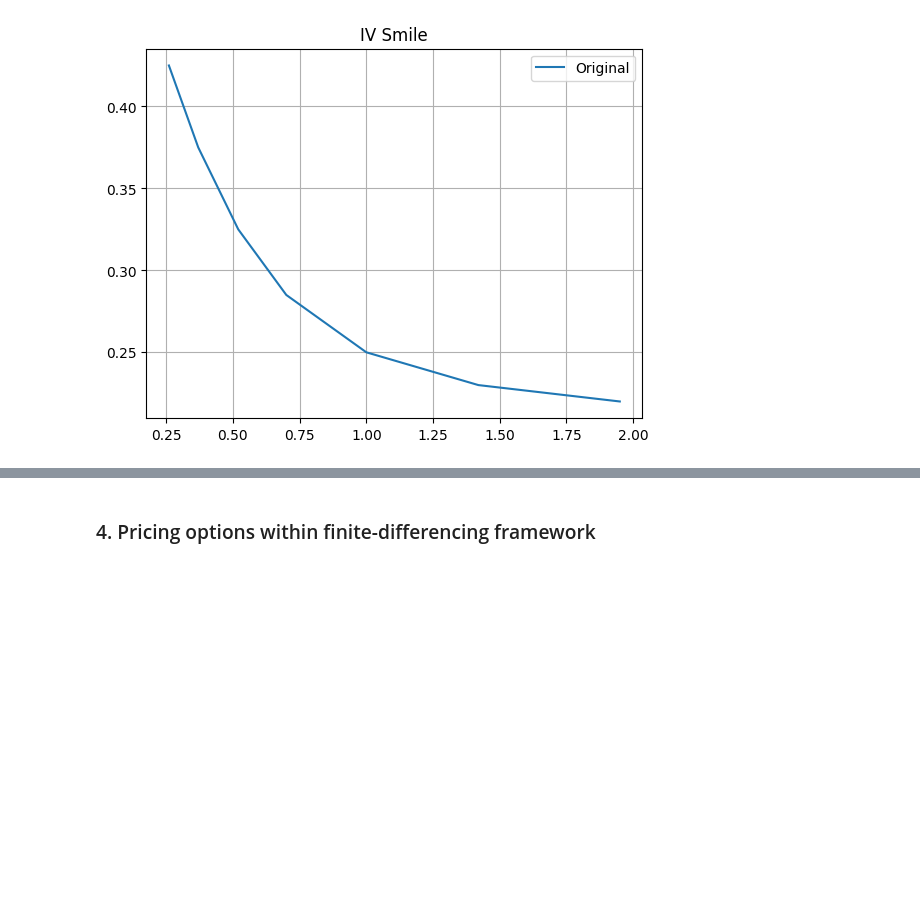
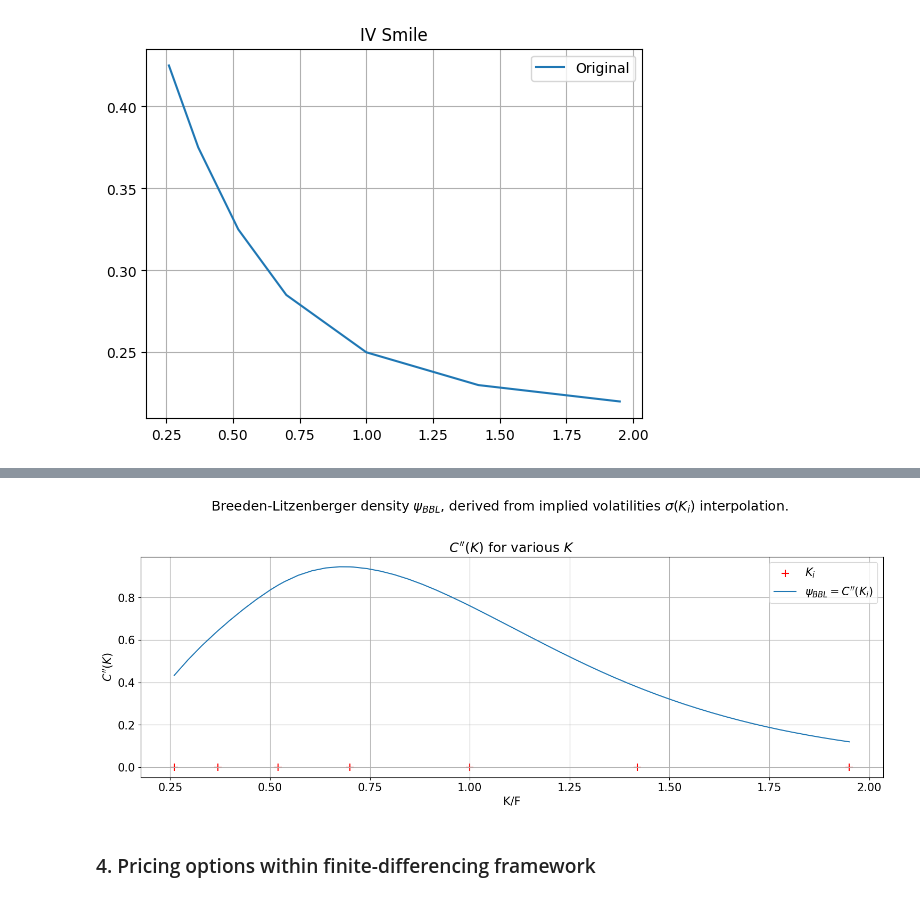
Before and after one commit to Cloda/Homeworks, a Jupyter notebook: VegaNumMethodsFinance/ExtraWork/NMF 2024 - Test - Cherepakhin.ipynb, the cells around one changed output, grey strips where cells are left out. Drawn from its saved outputs; the diff is of its cells as text; code cells hidden in the pictures; blank space fills up the shorter version.

```diff
--- a/VegaNumMethodsFinance/ExtraWork/NMF 2024 - Test - Cherepakhin.ipynb
+++ b/VegaNumMethodsFinance/ExtraWork/NMF 2024 - Test - Cherepakhin.ipynb
@@ -618,28 +655,28 @@ plt.show()
 # %%
-# density = breeden_litzenberger_density(
-#     f=interpolated_vols_dense_grid, df_dlogm=df_dlogm, d2f_dlogm2=d2f_dlogm2, moneyness=dense_grid, forward=forward)
+density = breeden_litzenberger_density(
+    f=interpolated_vols_dense_grid,
+    df_dlogm=df_dlogm,
+    d2f_dlogm2=d2f_dlogm2,
+    moneyness=dense_grid,
+    forward=forward
+)
 # %%
-# fig, ax = plt.subplots(1, 2, figsize=(18, 6))
-# plt.rcParams.update({'font.size': 15, "axes.labelsize": 15})
+fig, ax = plt.subplots(1, 1, figsize=(18, 6))
+plt.rcParams.update({'font.size': 15, "axes.labelsize": 15})
 
-# ax[0].scatter(moneyness_wide_range, np.zeros_like(
-#     moneyness_wide_range), label="$K_i$", marker="+", color="red", s=100)
-# ax[0].plot(dense_grid, density, label="$\psi_{BBL} = C''(K_i)$")
-# ax[1].scatter(moneyness_wide_range[:5], np.zeros_like(
-#     moneyness_wide_range[:5]), label="$K_i$", marker="+", color="red", s=100)
-# ax[1].plot(dense_grid[:5], density[:5], label="$\psi_{BBL} = C''(K_i)$")
-# ax[1].scatter(dense_grid[2], density[2],
-#               label="$\psi_{BBL} < 0$", marker="o", color="red", s=100)
+ax.scatter(moneyness_wide_range, np.zeros_like(
+    moneyness_wide_range), label="$K_i$", marker="+", color="red", s=100)
+ax.plot(dense_grid, density, label="$\psi_{BBL} = C''(K_i)$")
 
-# plt.suptitle(
-#     "Breeden-Litzenberger density $\psi_{BBL}$, derived from implied volatilities $\sigma(K_i)$ interpolation.")
-# plt.subplots_adjust(top=0.8)
-# ax[0].set_title('$C\'\'(K)$ for various $K$'), ax[0].set_xlabel(
-#     'K/F'), ax[0].set_ylabel('$C\'\'(K)$'), ax[0].legend()
-# ax[1].set_title('$C\'\'(K)$ for small $K$'), ax[1].set_xlabel(
-#     'K/F'), ax[1].set_ylabel('$C\'\'(K)$'), ax[1].legend()
-# ax[0].grid(), ax[1].grid()
-# plt.show()
+plt.suptitle(
+    "Breeden-Litzenberger density $\psi_{BBL}$, derived from implied volatilities $\sigma(K_i)$ interpolation.")
+plt.subplots_adjust(top=0.8)
+ax.set_title('$C\'\'(K)$ for various $K$'), ax.set_xlabel(
+    'K/F'), ax.set_ylabel('$C\'\'(K)$'), ax.legend()
+ax.grid()
+plt.show()
+# %% [output]
+[figure, added]
 # %% [markdown]
 ### 4. Pricing options within finite-differencing framework
 # %% [markdown]
```
Also changed, not shown: parts of 19 cells of this notebook.
